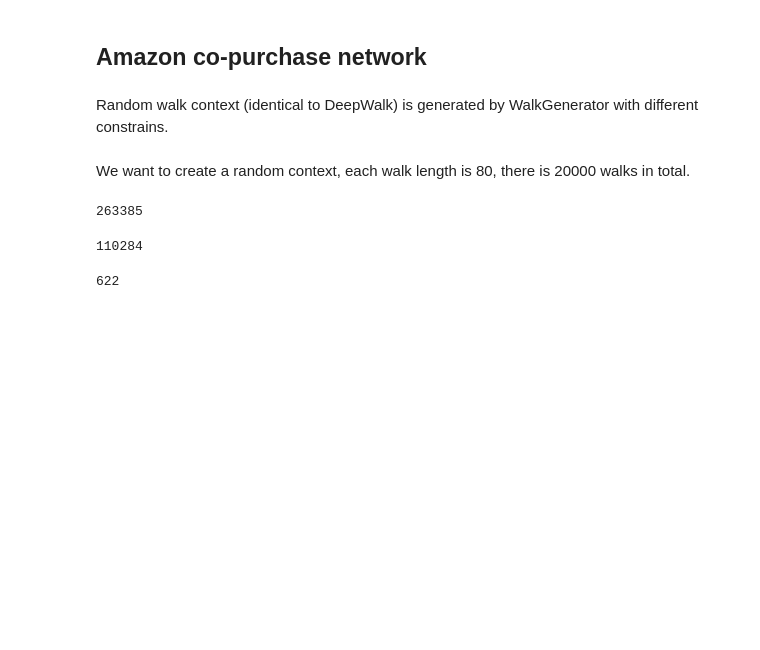
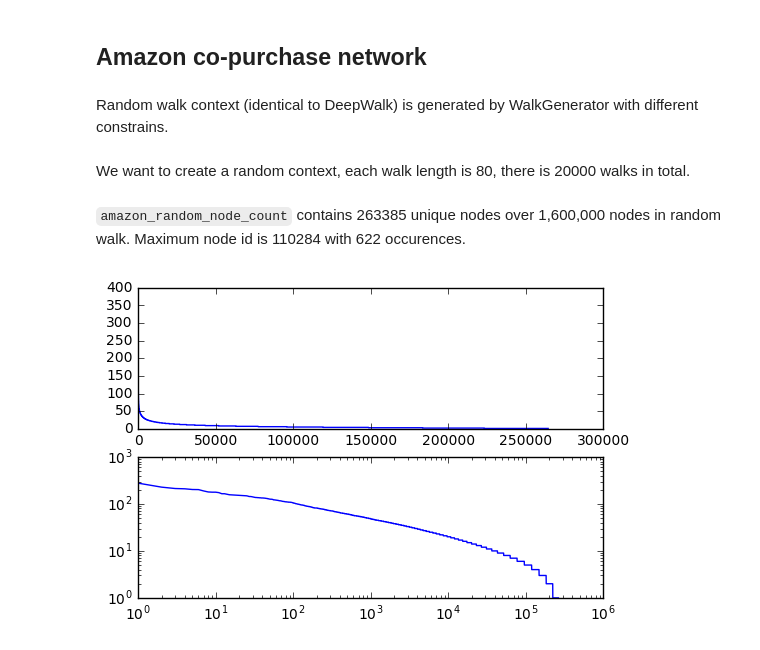
Before and after one commit to gear/motifwalk, a Jupyter notebook: notebooks/Random walk statistic.ipynb, the cells around one changed output. Saved outputs shown, nothing was run; the diff lists cells and outputs as text; code cells hidden in the pictures; blank space fills up the shorter version.

Commit message:
plot walk statistics

```diff
--- a/notebooks/Random walk statistic.ipynb
+++ b/notebooks/Random walk statistic.ipynb
@@ -33,19 +31,28 @@ amazon_random_context = [i[:] for i in random_walker._gen(num_walk=20000, walk_l
-# %%
-from collections import defaultdict as dd
-
-amazon_random_node_count = dd(int)
-for node_list in amazon_random_context:
-    for i in node_list:
-        amazon_random_node_count[i] += 1
-# %%
-len(amazon_random_node_count)
-# %% [output]
-263385
-# %%
-max(amazon_random_node_count, key=lambda i: amazon_random_node_count[i])
-# %% [output]
-110284
-# %%
-amazon_random_node_count[110284]
-# %% [output]
-622
+# %%
+def get_graph_context(random_walker, num_walk=20000, walk_length=80):
+    """Return randomly generated graph context"""
+    random_context = [i[:] for i in random_walker._gen(num_walk, walk_length)]
+    node_count = dd(int)
+    for node_list in random_context:
+        for i in node_list:
+            node_count[i] += 1
+    sorted_ids = sorted(node_count,
+                         key=lambda i: node_count[i],
+                         reverse=True)
+    return random_context, node_count, sorted_ids
+
+amazon_random_context, amazon_random_node_count, amazon_sorted_ids = get_graph_context(random_walker)
+# %% [markdown]
+`amazon_random_node_count` contains 263385 unique nodes over 1,600,000 nodes in random walk. Maximum node id is 110284 with 622 occurences.
+# %%
+def plot_freq_dist(shorted_ids, node_count):
+    fig, (ax, ax_log) = plt.subplots(2,1)
+    x = np.arange(0, len(node_count), 1, dtype=int)
+    y = [node_count[shorted_ids[i]] for i in x]
+    ax.plot(x, y)
+    ax_log.loglog(x, y)
+    plt.show()
+
+plot_freq_dist(amazon_sorted_ids, amazon_random_node_count)
+# %% [output]
+[figure, added]
```
Also changed, not shown: parts of 5 cells of this notebook, 1 other file.
